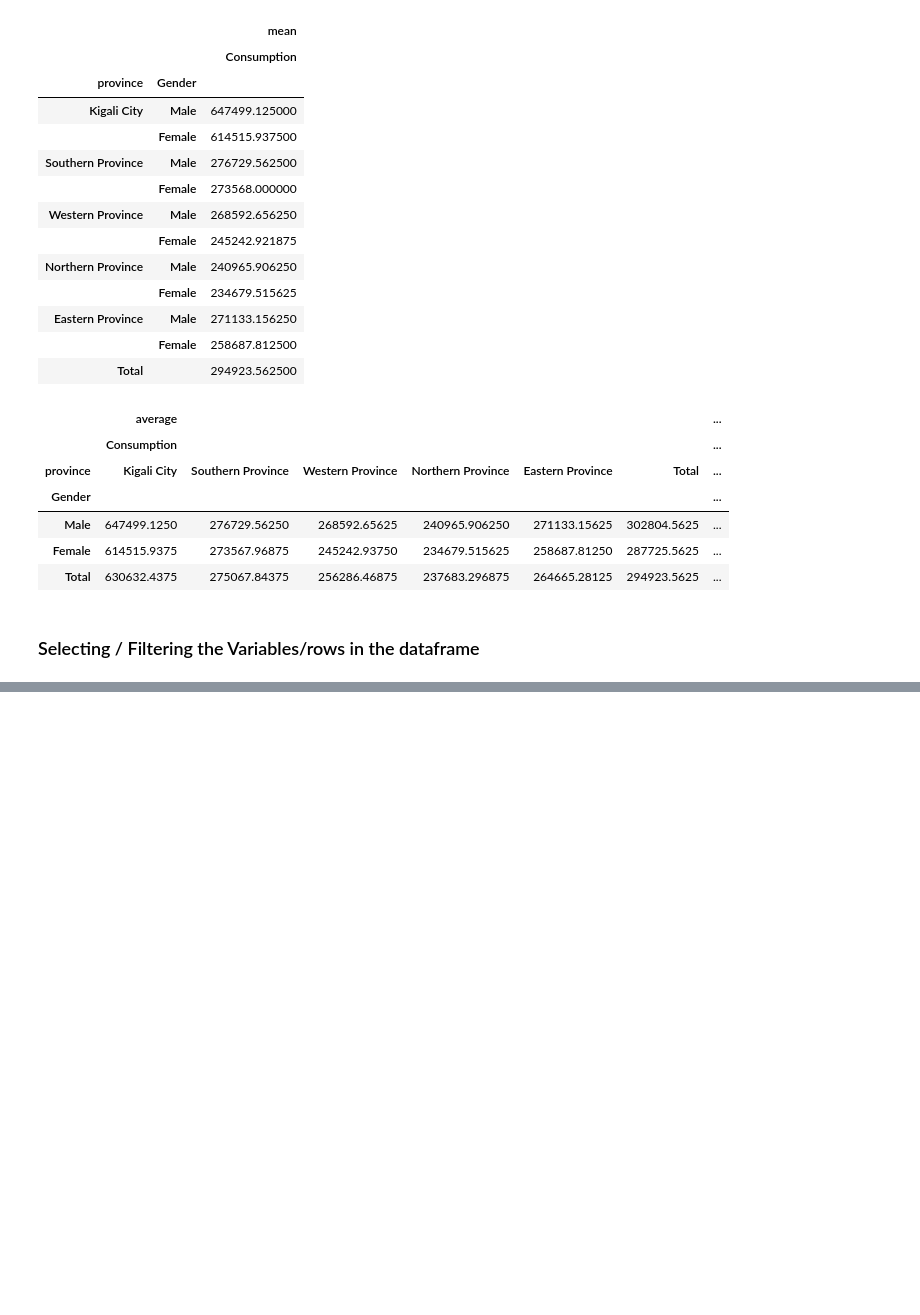
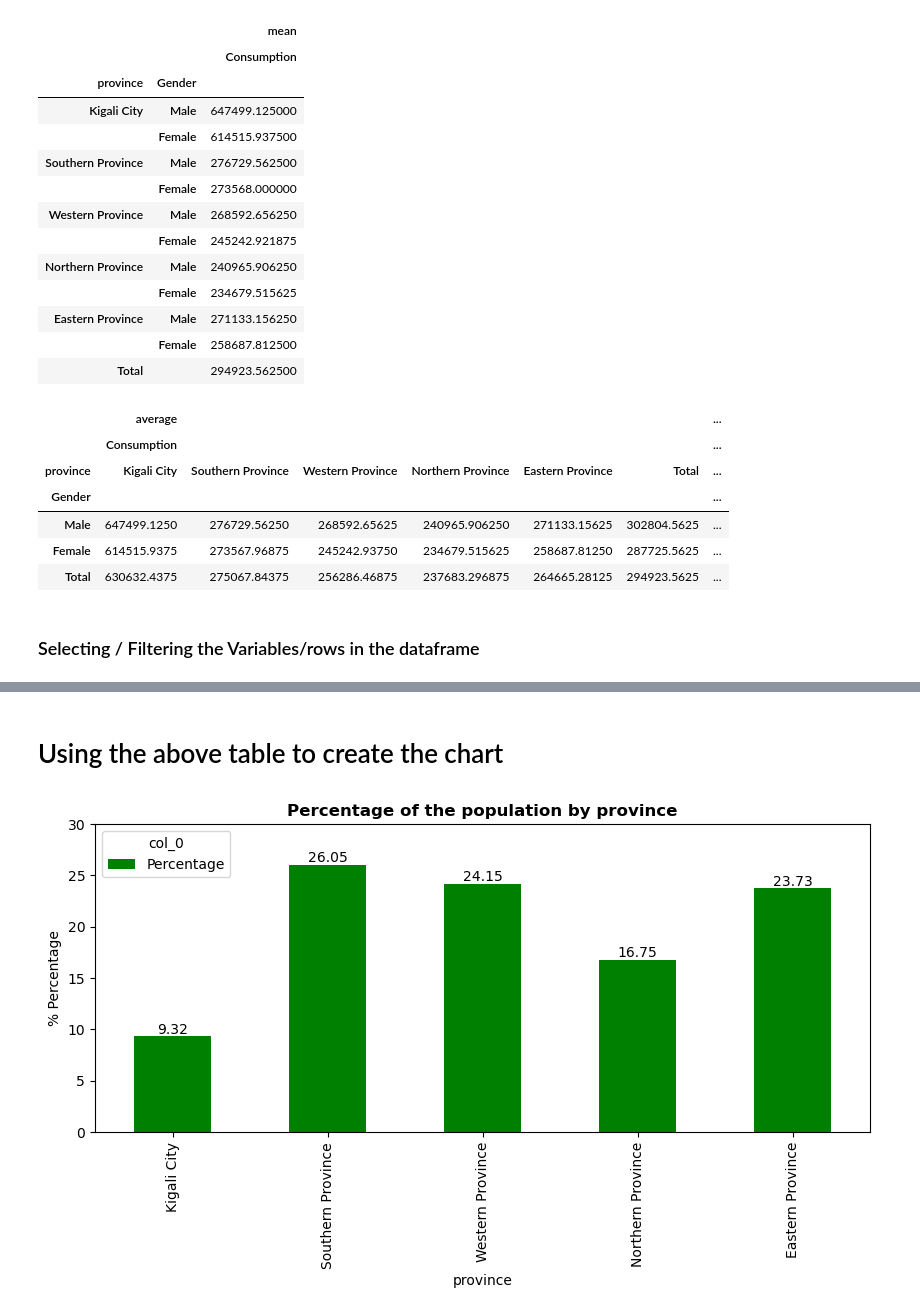
Before and after one commit to joshuaIra/Python_NISR, a Jupyter notebook: EICV5_Data_Analysis.ipynb, the cells around one changed output, grey strips where cells are left out. Drawn from its saved outputs; the diff is of its cells as text; code cells hidden in the pictures; blank space fills up the shorter version.

```diff
--- a/EICV5_Data_Analysis.ipynb
+++ b/EICV5_Data_Analysis.ipynb
@@ -296,3 +296,7 @@ pd.pivot_table(data = df, index = ['Gender'],columns= ['province'], values = ['C
 | Total | 630632.4375 | 275067.84375 | 256286.46875 | 237683.296875 | 264665.28125 | 294923.5625 | ... |
 # %% [markdown]
 ### Selecting / Filtering the Variables/rows in the dataframe
+# %%
+v = pd.crosstab(index=df['province'], columns ='Percentage')
+x=(v/v.sum()*100).round(2)
+x
@@ -298,0 +311,13 @@ pd.pivot_table(data = df, index = ['Gender'],columns= ['province'], values = ['C
+# %% [markdown]
+# Using the above table to create the chart
+# %%
+ax = x.plot(kind='bar', figsize = (10,4),color=['g','y'])
+plt.title('Percentage of the population by province', fontweight = "bold")
+plt.ylabel("% Percentage")
+plt.ylim([0,30])
+#Adding value labels
+for container in ax.containers:
+    ax.bar_label(container)
+plt.show()
+# %% [output]
+[figure, added]
```
Also changed, not shown: parts of 11 cells of this notebook.
